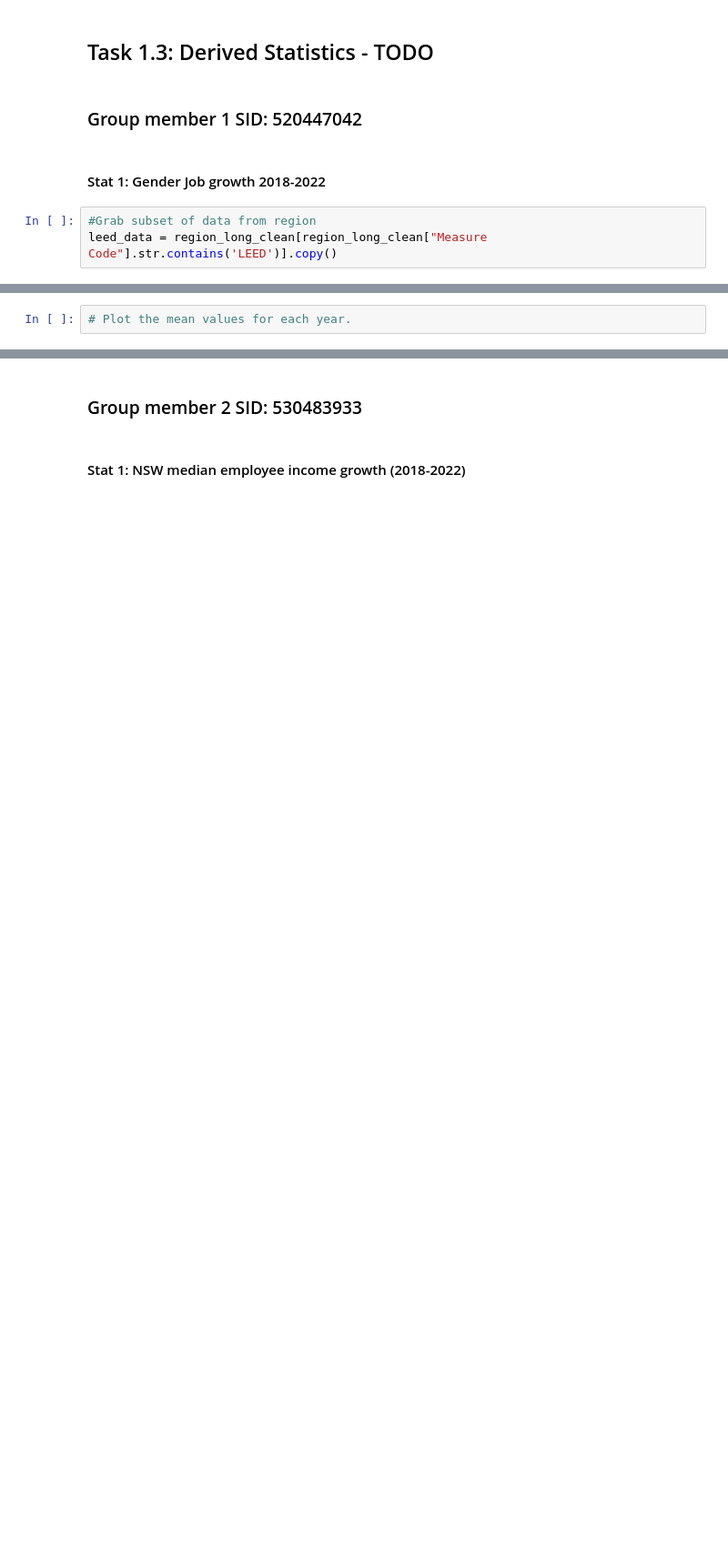
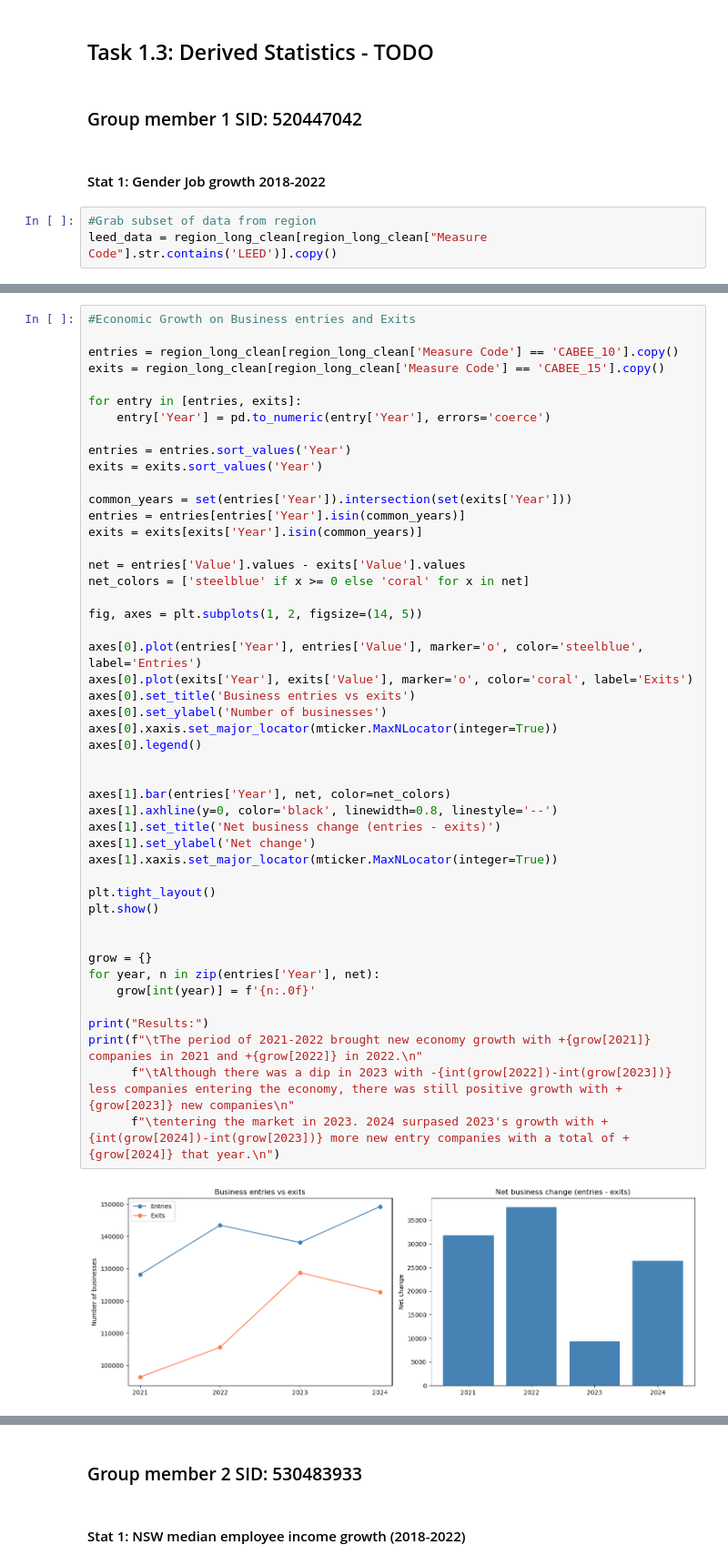
Before and after one commit to Rven66/DATA2001-Assignment_1, a Jupyter notebook: DATA2001-Assignment_1.ipynb, the cells around one changed output, grey strips where cells are left out. Shown at 91% size. Saved outputs shown, nothing was run; the diff lists cells and outputs as text; blank space fills up the shorter version.

```diff
--- a/DATA2001-Assignment_1.ipynb
+++ b/DATA2001-Assignment_1.ipynb
@@ -252,2 +233,49 @@ The gender gap narrowed slightly, from 224,703 to 73,031 jobs.
-# %%
-# Plot the mean values for each year.
+# %%
+#Economic Growth on Business entries and Exits
+
+entries = region_long_clean[region_long_clean['Measure Code'] == 'CABEE_10'].copy()
+exits = region_long_clean[region_long_clean['Measure Code'] == 'CABEE_15'].copy()
+
+for entry in [entries, exits]:
+    entry['Year'] = pd.to_numeric(entry['Year'], errors='coerce')
+
+entries = entries.sort_values('Year')
+exits = exits.sort_values('Year')
+
+common_years = set(entries['Year']).intersection(set(exits['Year']))
+entries = entries[entries['Year'].isin(common_years)]
+exits = exits[exits['Year'].isin(common_years)]
+
+net = entries['Value'].values - exits['Value'].values
+net_colors = ['steelblue' if x >= 0 else 'coral' for x in net]
+
+fig, axes = plt.subplots(1, 2, figsize=(14, 5))
+
+axes[0].plot(entries['Year'], entries['Value'], marker='o', color='steelblue', label='Entries')
+axes[0].plot(exits['Year'], exits['Value'], marker='o', color='coral', label='Exits')
+axes[0].set_title('Business entries vs exits')
+axes[0].set_ylabel('Number of businesses')
+axes[0].xaxis.set_major_locator(mticker.MaxNLocator(integer=True))
+axes[0].legend()
+
+
+axes[1].bar(entries['Year'], net, color=net_colors)
+axes[1].axhline(y=0, color='black', linewidth=0.8, linestyle='--')
+axes[1].set_title('Net business change (entries - exits)')
+axes[1].set_ylabel('Net change')
+axes[1].xaxis.set_major_locator(mticker.MaxNLocator(integer=True))
+
+plt.tight_layout()
+plt.show()
+
+
+grow = {}
+for year, n in zip(entries['Year'], net):
+    grow[int(year)] = f'{n:.0f}'
+
+print("Results:")
+print(f"\tThe period of 2021-2022 brought new economy growth with +{grow[2021]} companies in 2021 and +{grow[2022]} in 2022.\n"
+      f"\tAlthough there was a dip in 2023 with -{int(grow[2022])-int(grow[2023])} less companies entering the economy, there was still positive growth with +{grow[2023]} new companies\n"
+      f"\tentering the market in 2023. 2024 surpased 2023's growth with +{int(grow[2024])-int(grow[2023])} more new entry companies with a total of +{grow[2024]} that year.\n")
+# %% [output]
+[figure, added]
```
Also changed, not shown: parts of 12 cells of this notebook.
